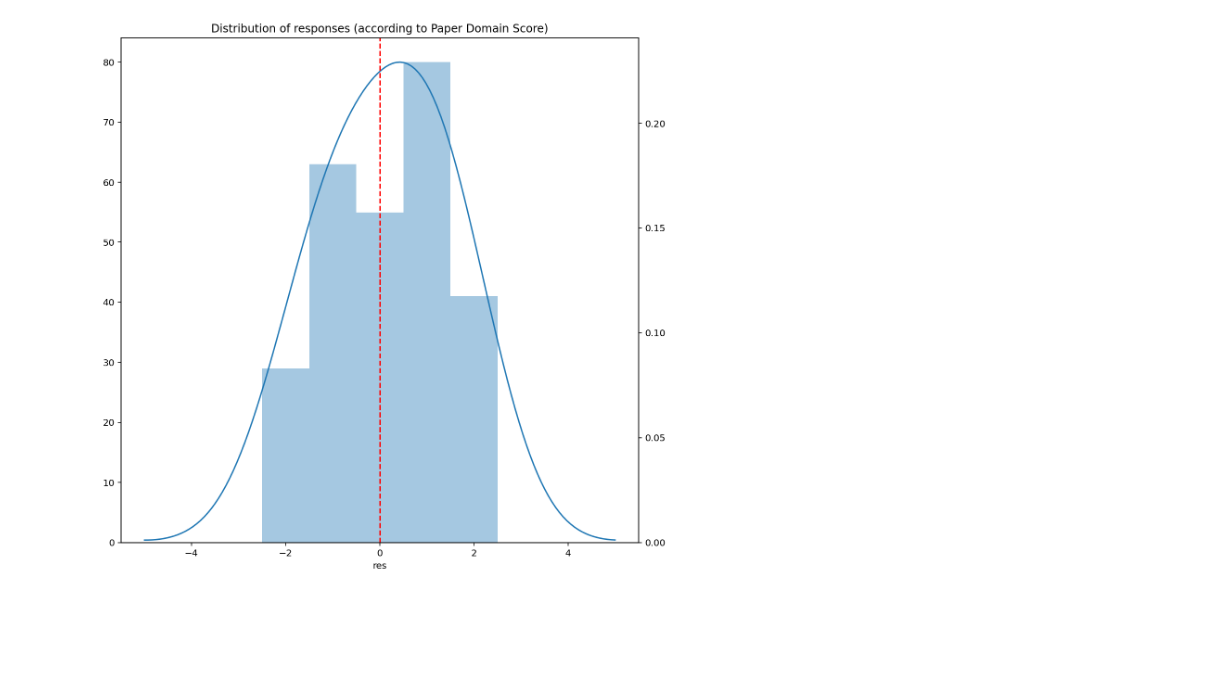
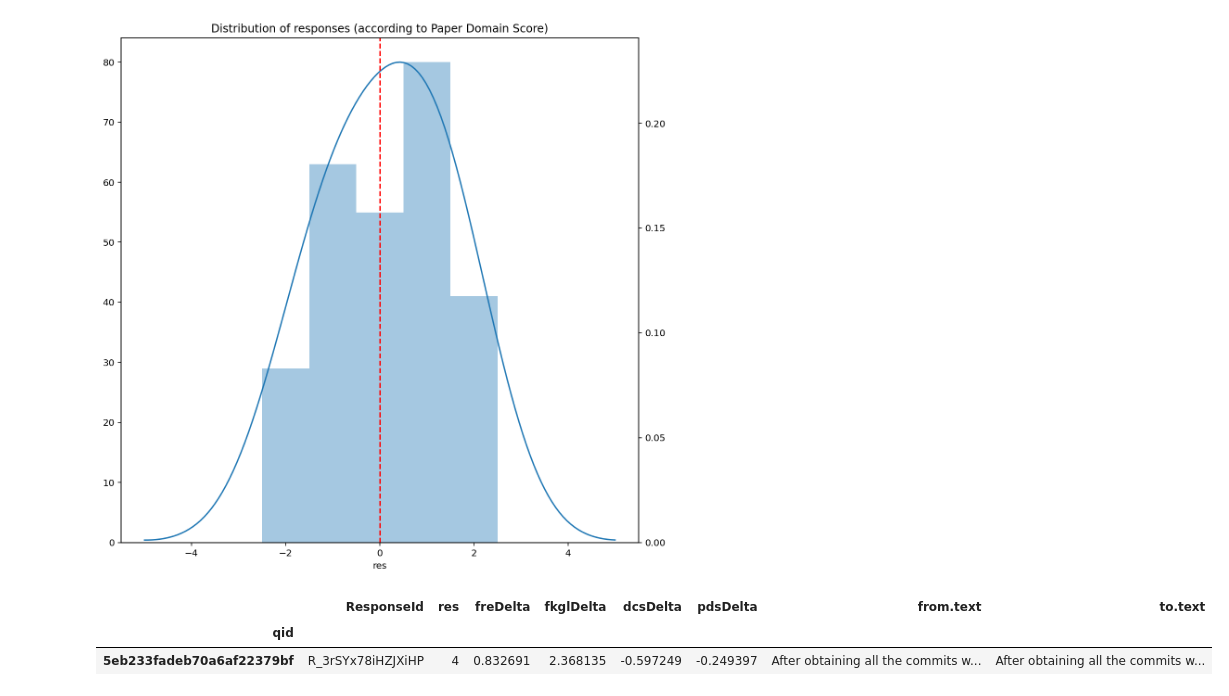
Before and after one commit to TiredFalcon/readse-internal-validity, a Jupyter notebook: Survey_responses_analysys.ipynb, the cells around one changed output. Saved outputs shown, nothing was run; the diff lists cells and outputs as text; code cells hidden in the pictures; blank space fills up the shorter version.

```diff
--- a/Survey_responses_analysys.ipynb
+++ b/Survey_responses_analysys.ipynb
@@ -361,0 +377,6 @@ results(
+# %%
+disagreeing_for_metric(df, 'dcsDelta')
+# %% [output]
+|  | ResponseId | res | freDelta | fkglDelta | dcsDelta | pdsDelta | from.text | to.text |
+| qid |  |  |  |  |  |  |  |  |
+| 5eb233fadeb70a6af22379bf | R_3rSYx78iHZJXiHP | 4 | 0.832691 | 2.368135 | -0.597249 | -0.249397 | After obtaining all the commits w... | After obtaining all the commits w... |
```
Also changed, not shown: parts of 3 cells of this notebook, 1 other file.
